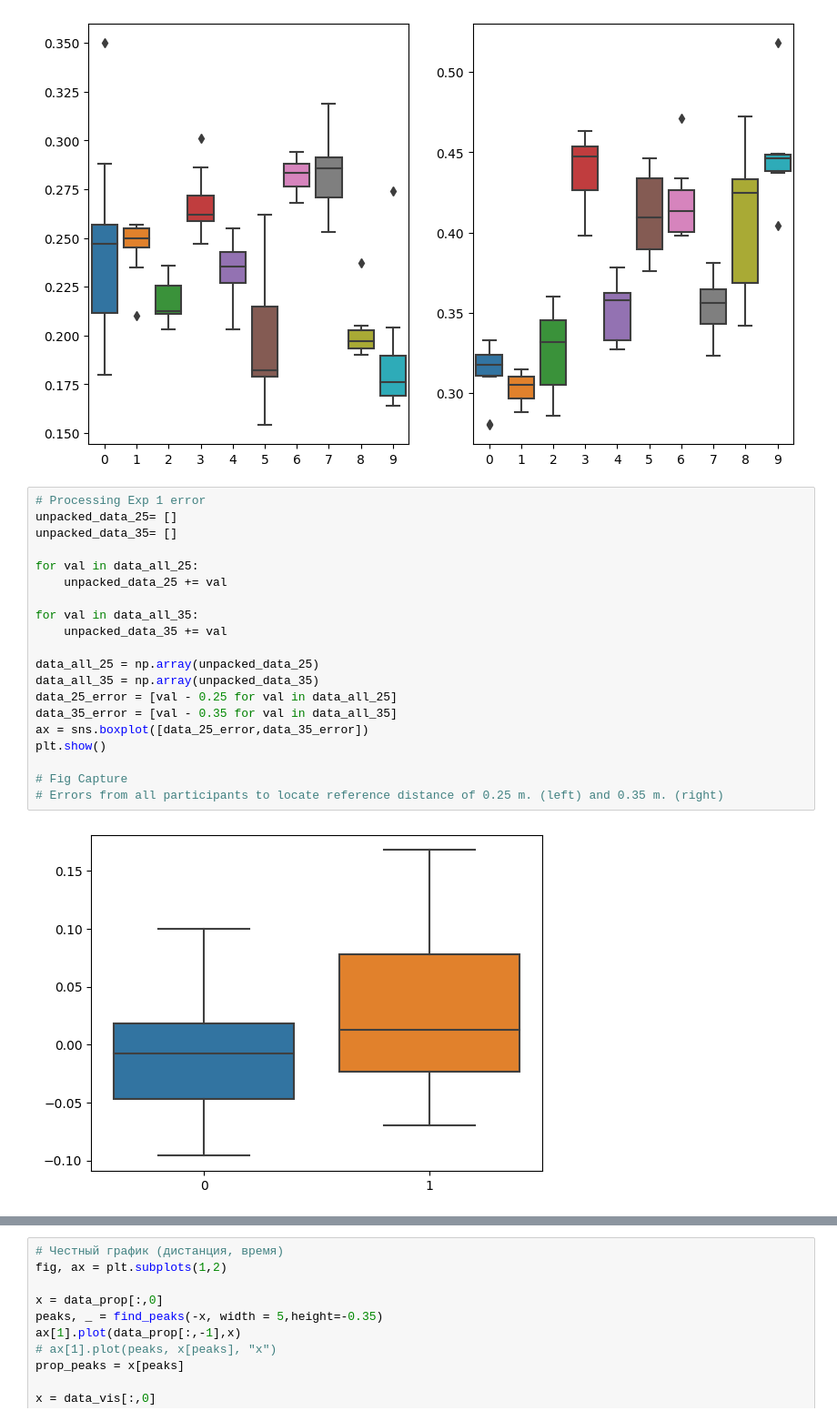
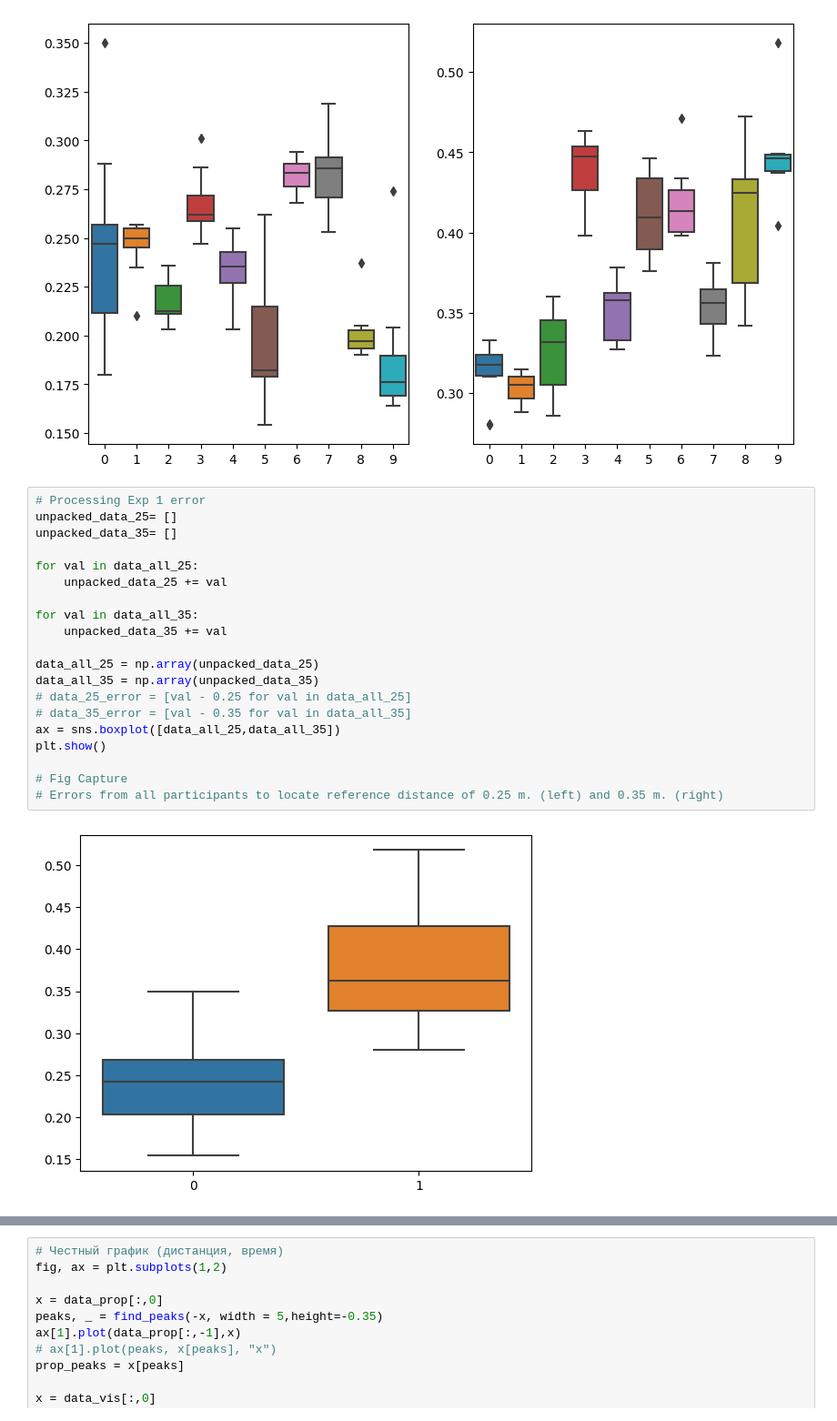
Before and after one commit to ViktorRakhmatulin/AirTouch, a Jupyter notebook: data_analysis.ipynb, the cells around one changed output, grey strips where cells are left out. Shown at 91% size. Saved outputs shown, nothing was run; the diff lists cells and outputs as text.

Commit message:
advance data processing

```diff
--- a/data_analysis.ipynb
+++ b/data_analysis.ipynb
@@ -88,22 +88,22 @@ plt.show()
 # %%
 # Processing Exp 1 error
 unpacked_data_25= []
 unpacked_data_35= []
 
 for val in data_all_25:
     unpacked_data_25 += val
 
 for val in data_all_35:
     unpacked_data_35 += val
 
 data_all_25 = np.array(unpacked_data_25)
 data_all_35 = np.array(unpacked_data_35)
-data_25_error = [val - 0.25 for val in data_all_25]
-data_35_error = [val - 0.35 for val in data_all_35]
-ax = sns.boxplot([data_25_error,data_35_error])
+# data_25_error = [val - 0.25 for val in data_all_25]
+# data_35_error = [val - 0.35 for val in data_all_35]
+ax = sns.boxplot([data_all_25,data_all_35])
 plt.show()
 
 # Fig Capture
 # Errors from all participants to locate reference distance of 0.25 m. (left) and 0.35 m. (right)
 # %% [output]
-[figure, old version]
+[figure, new version]
```
Also changed, not shown: parts of 5 cells of this notebook.
